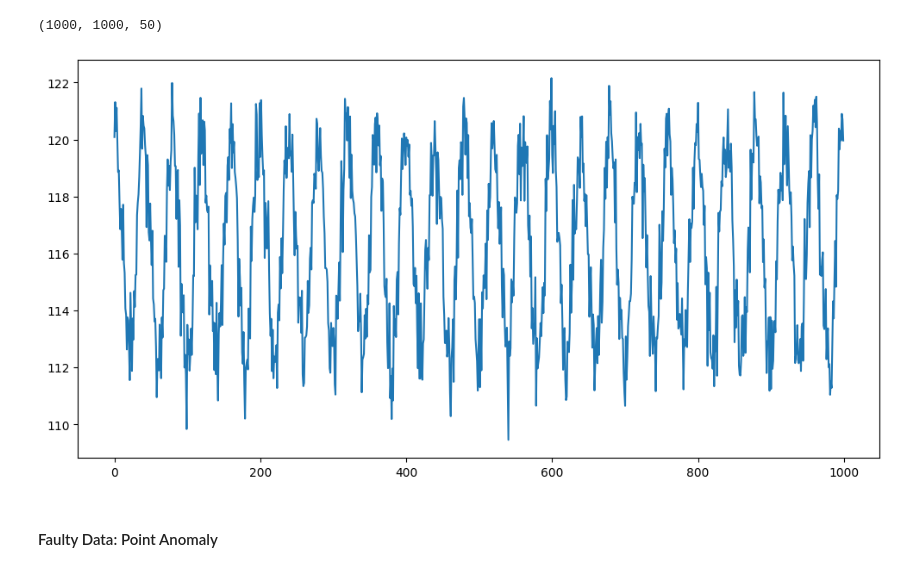
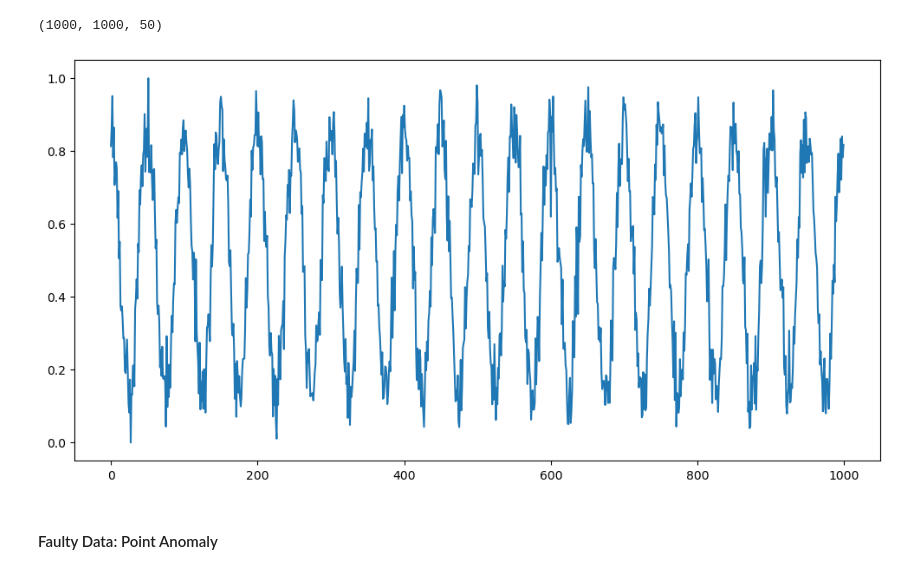
Before and after one commit to Morganh201/AnomalyDetection, a Jupyter notebook: AnomalyDetectionMethodsTest.ipynb, the cells around one changed output. Saved outputs shown, nothing was run; the diff lists cells and outputs as text; code cells hidden in the pictures.

```diff
--- a/AnomalyDetectionMethodsTest.ipynb
+++ b/AnomalyDetectionMethodsTest.ipynb
@@ -140,7 +132,7 @@ class DataCreation:
         pass
 
     def create_feature(self, function, mean, variance, co_ef, intercept, freq):
-        x = co_ef * function(np.linspace(0, 50*np.pi, 1000)) + intercept
+        x = co_ef * function(np.linspace(0, freq*np.pi, 1000)) + intercept
         x = x + np.random.normal(mean, variance, 1000)
         return x
 
@@ -154,34 +146,44 @@ class DataCreation:
             random.seed(seed)
             for j in range(features):
 
-                #freq = random.uniform(10, 50)
+                freq = random.choice([10, 20, 30, 40, 50])
                 co_ef = random.randint(1, 10)
                 intercept = random.uniform(0, 500)
                 mean = 0
                 variance = random.uniform(0.1, 2)
                 function = random.choice([np.sin, np.cos])
 
-                d[f'x_{j}'] = self.create_feature(function, mean, variance, co_ef, intercept, 0)
+                d[f'x_{j}'] = self.create_feature(function, mean, variance, co_ef, intercept, freq)
             training = pd.DataFrame(d)
             self.X.append(training)
         self.X = np.array(self.X)
         return self.X
+
+    def normalize(self, data):
+        scaler = MinMaxScaler()
+        for i in range(len(data)):
+            data[i] = scaler.fit_transform(data[i])
+        return data
 
     def plot_feature(self, data, sample, feature):
         plt.figure(figsize=(12, 6))
         plt.plot(data[sample][:,feature])
         plt.show()
         pass
+# %%
+features = 50
+samples = 1000
 # %%
 n_data = DataCreation()
-n_train_X = n_data.create_samples(1000, 50, 2)
+n_train_X = n_data.create_samples(samples, features, 2)
+n_train_X = n_data.normalize(n_train_X)
 n_train_X.shape
 # %% [output]
 (1000, 1000, 50)
 # %%
-n_data.plot_feature(n_train_X, 0, 40)
+n_data.plot_feature(n_train_X, 0, 49)
 # %% [output]
-[figure, old version]
+[figure, new version]
 # %% [markdown]
 #### Faulty Data: Point Anomaly
 # %%
```
Also changed, not shown: parts of 64 cells of this notebook.
